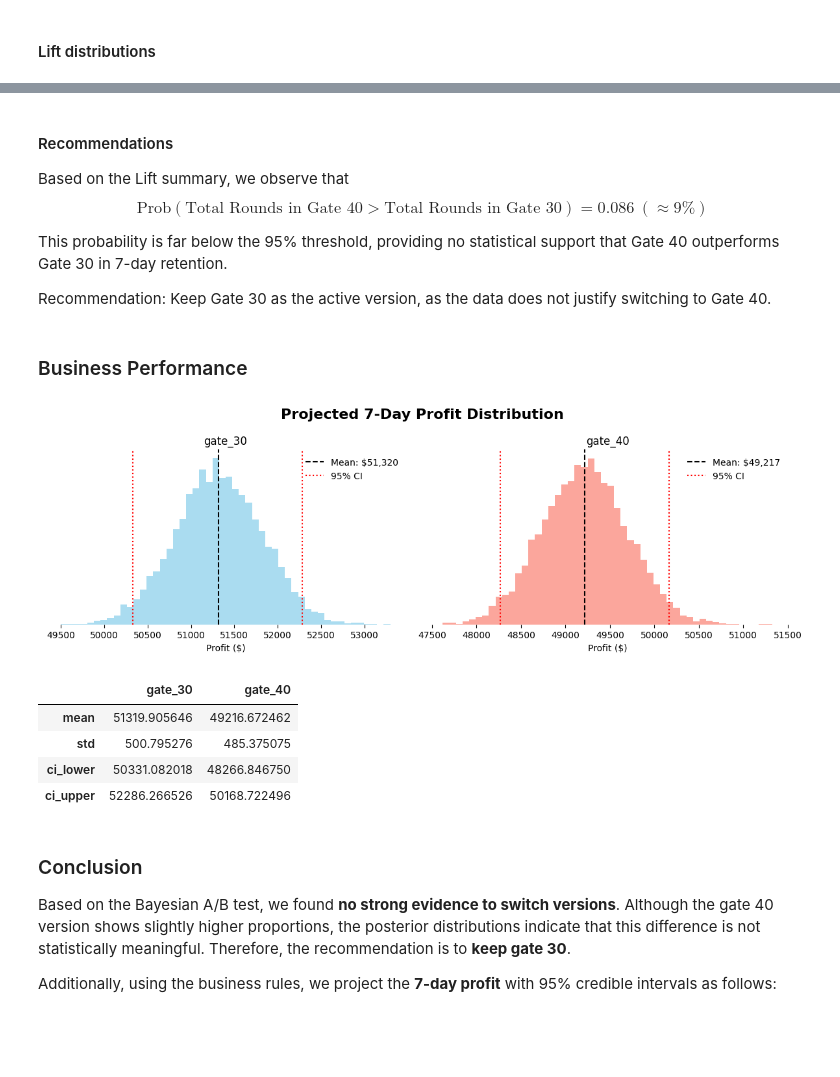
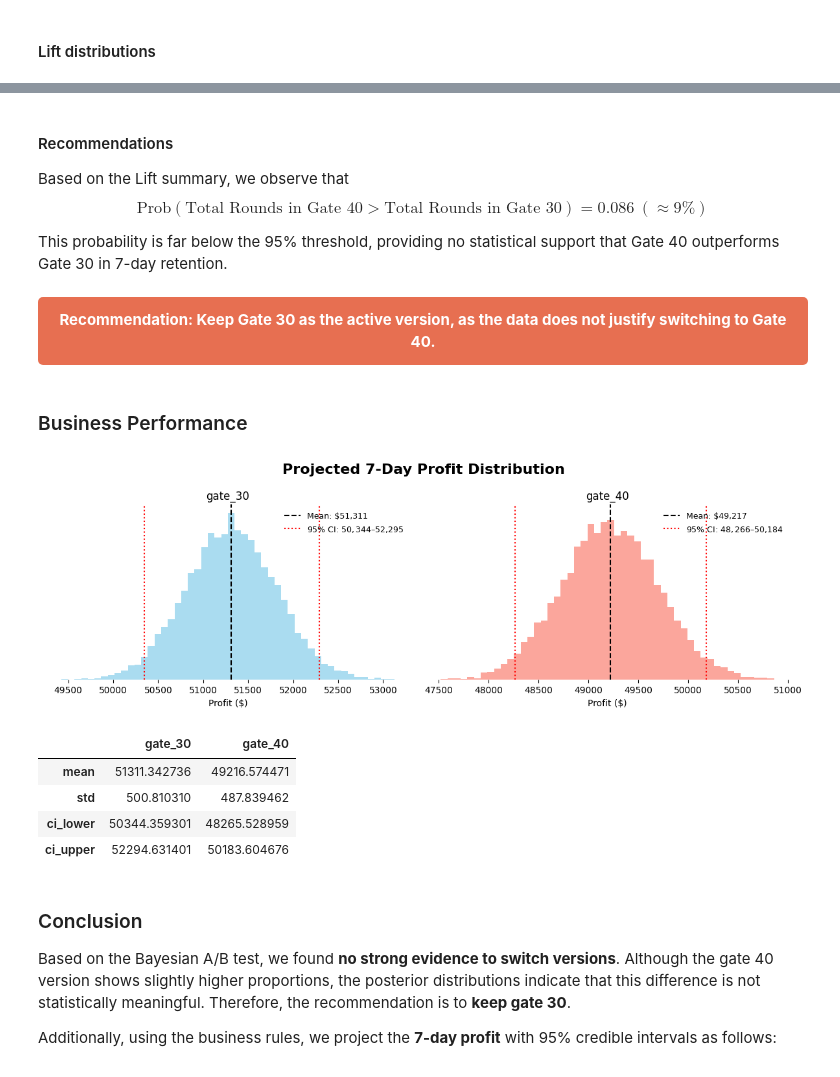
Before and after one commit to thiagogsdsa/ab_testing_game, a Jupyter notebook: notebooks/1.0.tgs.cookies_cats_ab_test.ipynb, the cells around one changed output, grey strips where cells are left out. Drawn from its saved outputs; the diff is of its cells as text; code cells hidden in the pictures; blank space fills up the shorter version.

```diff
--- a/notebooks/1.0.tgs.cookies_cats_ab_test.ipynb
+++ b/notebooks/1.0.tgs.cookies_cats_ab_test.ipynb
@@ -717,38 +734,43 @@ Based on the Lift summary, we observe that
 $$ \text{Prob}(\text{Total Rounds }  \text{in Gate 40} > \text{Total Rounds }  \text{in Gate 30}) =0.086\ (\approx 9\%) $$
 
 This probability is far below the 95% threshold, providing no statistical support that Gate 40 outperforms Gate 30 in 7-day retention.
-
-Recommendation: Keep Gate 30 as the active version, as the data does not justify switching to Gate 40.
+# %%
+display_recommendation(
+    "<b>Recommendation:</b> Keep Gate 30 as the active version, as the data does not justify switching to Gate 40."
+)
+# %% [output]
+Recommendation: Keep Gate 30 as the active version, as the data does not justify switching to Gate 40.
 # %% [markdown]
 ### Business Performance
 # %%
 # -----------------------------
 # Business Rule: Estimated LTV
 # -----------------------------
 # According to our business understanding, each retained player generates:
 # - $2 from in-app purchases (skips, boosters, etc.)
 # - $1 from advertising (ad impressions during waiting or gameplay)
 # Therefore, total estimated revenue per retained player:
 # ltv_per_player = 3
 
 ltv_per_player = 3
 initial_players = len(df_checks)
 
 profit_summary_7d = simulate_profit_posterior(
     posterior_samples_retention_7,
+    posterior_summary_retention_7,
     initial_players,
     ltv_per_player=ltv_per_player,
     title="Projected 7-Day Profit Distribution"
 )
 
 display(profit_summary_7d)
 # %% [output]
-[figure, old version]
+[figure, new version]
 |  | gate_30 | gate_40 |
-| mean | 51319.905646 | 49216.672462 |
-| std | 500.795276 | 485.375075 |
-| ci_lower | 50331.082018 | 48266.846750 |
-| ci_upper | 52286.266526 | 50168.722496 |
+| mean | 51311.342736 | 49216.574471 |
+| std | 500.810310 | 487.839462 |
+| ci_lower | 50344.359301 | 48265.528959 |
+| ci_upper | 52294.631401 | 50183.604676 |
 # %% [markdown]
 ### Conclusion
 
```
Also changed, not shown: parts of 27 cells of this notebook, 3 other files.
